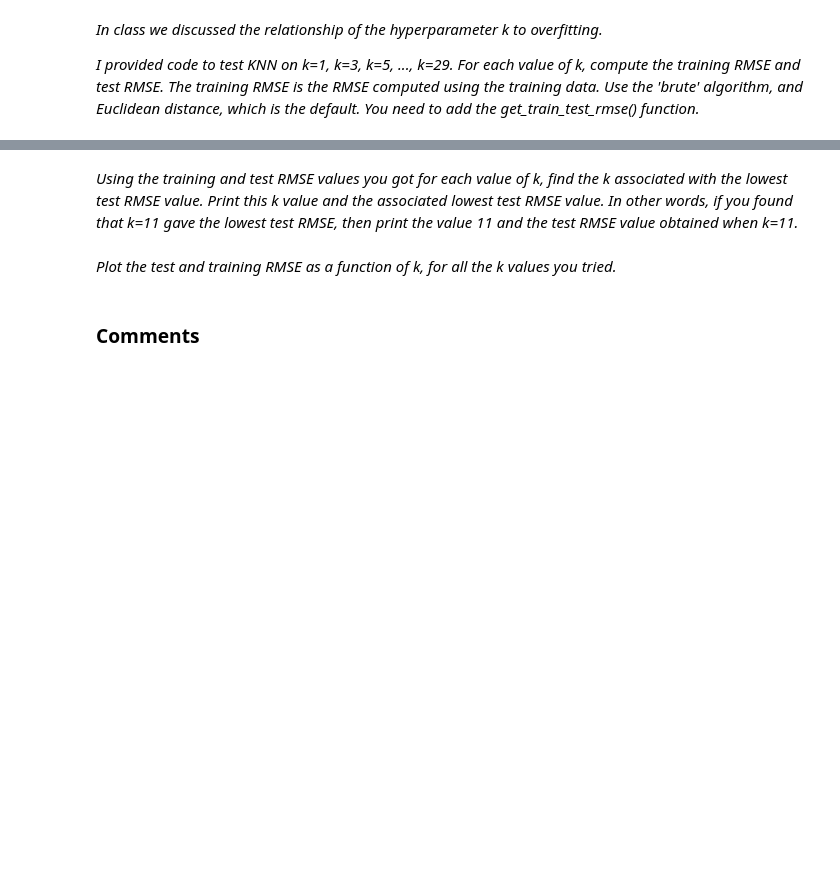
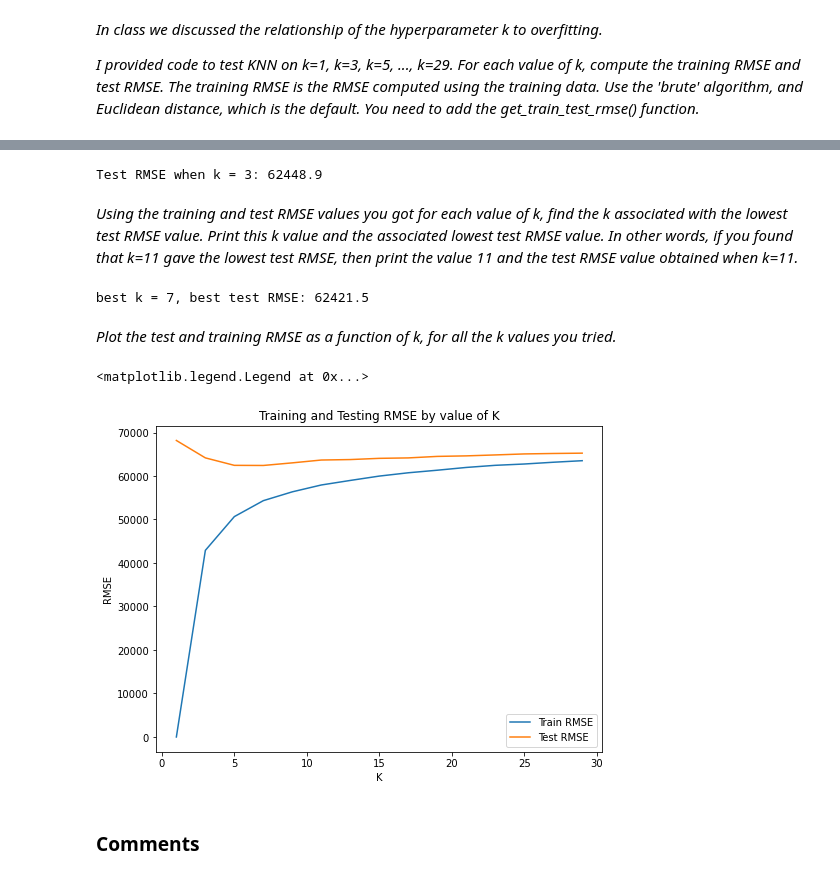
Before and after one commit to justinmello32/cst383-week6, a Jupyter notebook: knn_experiments_housing_student.ipynb, the cells around one changed output, grey strips where cells are left out. Cells and saved outputs as stored; diff of their text form; code cells hidden in the pictures; blank space fills up the shorter version.

```diff
--- a/knn_experiments_housing_student.ipynb
+++ b/knn_experiments_housing_student.ipynb
@@ -190,7 +190,7 @@ _Using the training set, train a KNN regression model using the ScikitLearn KNei
 
 _When using the KNN algorithm, use algorithm='brute' to get the basic KNN algorithm._
 # %%
-knn = KNeighborsRegressor()
+knn = KNeighborsRegressor(algorithm='brute')
 knn.fit(X_train, y_train)
 predictions = knn.predict(X_test)
 result = rmse(predictions,y_test)
@@ -209,3 +206,9 @@ def get_train_test_rmse(regr, X_train, X_test, y_train, y_test):
+# %%
+def get_train_test_rmse(regr, X_train, X_test, y_train, y_test):
+    regr.fit(X_train, y_train)
+    predictions = regr.predict(X_test)
+    predictions_test = regr.predict(X_train)
+    return rmse(predictions_test, y_train), rmse(predictions, y_test)
 # %%
 n = 30
 test_rmse = []
@@ -221,13 +226,19 @@ print('done')
 # %%
 # sanity check
 print('Test RMSE when k = 3: {:0.1f}'.format(test_rmse[2]))
+# %% [output]
+Test RMSE when k = 3: 62448.9
 # %% [markdown]
 _Using the training and test RMSE values you got for each value of k, find the k associated with the lowest test RMSE value. Print this k value and the associated lowest test RMSE value.  In other words, if you found that k=11 gave the lowest test RMSE, then print the value 11 and the test RMSE value obtained when k=11._
 # %%
 def get_best(ks, rmse):
-    # YOUR CODE HERE
+    best_c = rmse.index(min(rmse))
+    best_rmse = rmse[best_c]
+    return best_c*2+1, best_rmse
 
 best_k, best_rmse = get_best(ks, test_rmse)
 print('best k = {}, best test RMSE: {:0.1f}'.format(best_k, best_rmse))
+# %% [output]
+best k = 7, best test RMSE: 62421.5
 # %% [markdown]
 _Plot the test and training RMSE as a function of k, for all the k values you tried._
@@ -236,3 +245,13 @@ _Plot the test and training RMSE as a function of k, for all the k values you tr
+# %%
+plt.plot(ks, train_rmse)
+plt.plot(ks, test_rmse)
+plt.title("Training and Testing RMSE by value of K")
+plt.xlabel("K")
+plt.ylabel("RMSE")
+plt.legend(['Train RMSE', "Test RMSE"])
+# %% [output]
+<matplotlib.legend.Legend at 0x...>
+[figure, added]
 # %% [markdown]
 ### Comments
 # %% [markdown]
```
Also changed, not shown: parts of 36 cells of this notebook.
